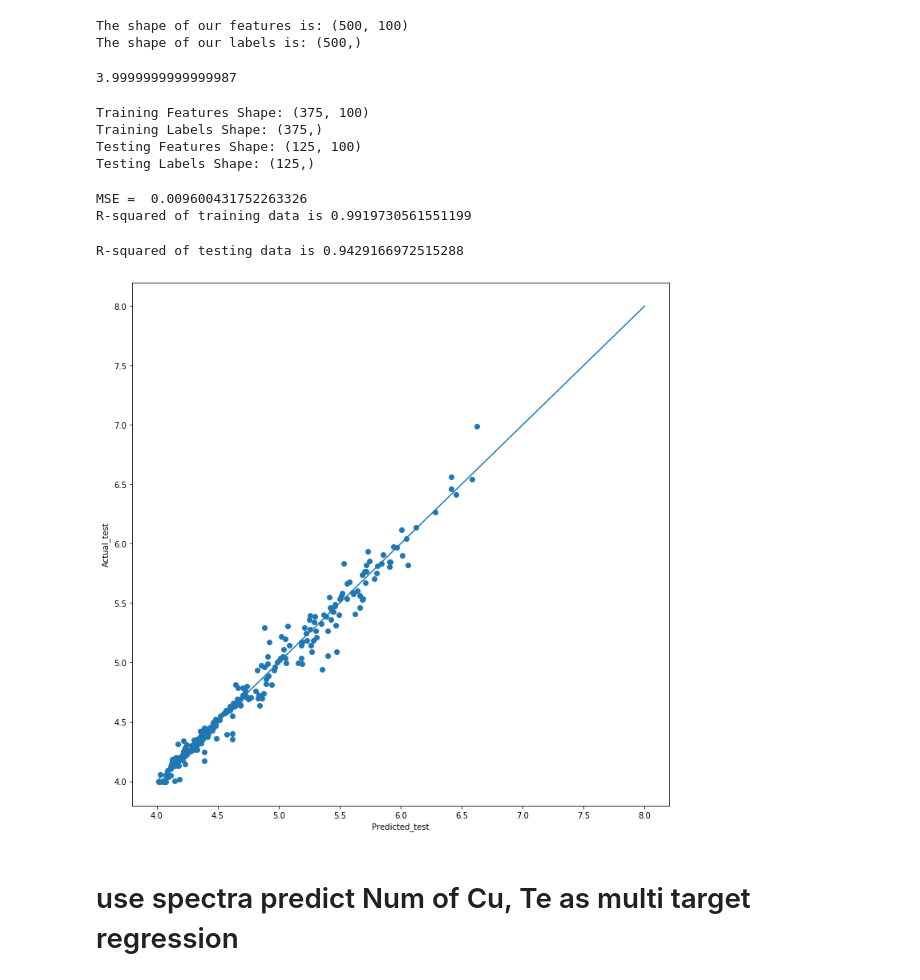
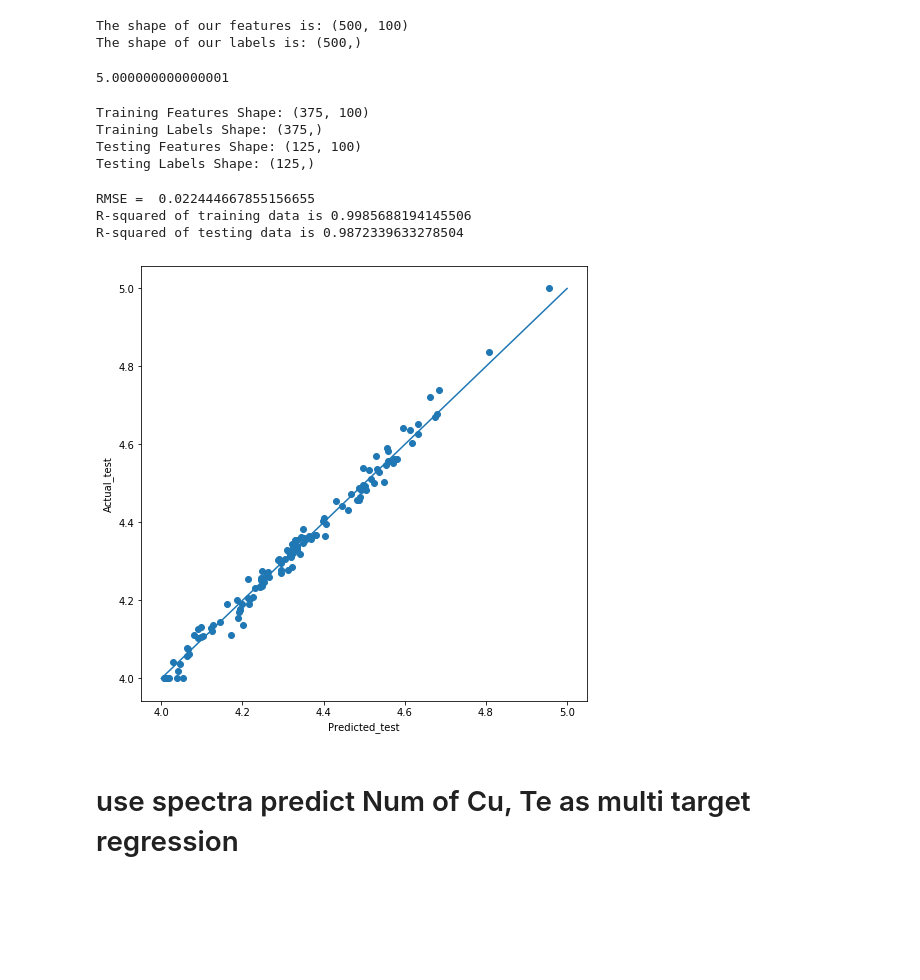
Before and after one commit to PredictXANES/XANES_Capstone, a Jupyter notebook: examples/RF_predict_atom_number.ipynb, the cells around one changed output. Saved outputs shown, nothing was run; the diff lists cells and outputs as text; code cells hidden in the pictures; blank space fills up the shorter version.

```diff
--- a/examples/RF_predict_atom_number.ipynb
+++ b/examples/RF_predict_atom_number.ipynb
@@ -85,13 +83,13 @@ def RFRegression(max_depth, X_train, X_test, y_train, y_test, plot_min, plot_max
 
     y_pred = clf.predict(X_test)
     MSE = ((y_pred-y_test)**2).mean()
-    print("MSE = " , MSE)
+    print("RMSE = " , np.sqrt(MSE))
     print('R-squared of training data is', clf.score(X_train, y_train))
     print('R-squared of testing data is' , clf.score(X_test, y_test))
 
 
 
-    fig, axs = plt.subplots(1,1,figsize=(12,12))
+    fig, axs = plt.subplots(1,1,figsize=(8,8))
     axs.scatter(clf.predict(X_test), y_test)
     axs.plot(np.linspace( plot_min, plot_max), np.linspace( plot_min, plot_max))
     axs.set_xlabel('Predicted_test')
@@ -115,9 +112,9 @@ print('The shape of our labels is:', labels.shape)
 The shape of our features is: (500, 100)
 The shape of our labels is: (500,)
 # %%
-min(df_test['Num Te'])
+max(df_test['Num Te'])
 # %% [output]
-3.9999999999999987
+5.000000000000001
 # %%
 train_features, test_features, train_labels, test_labels = train_test_split(features, labels, test_size = 0.25, random_state = 42)
 print('Training Features Shape:', train_features.shape)
@@ -130,12 +127,12 @@ Training Labels Shape: (375,)
 Testing Features Shape: (125, 100)
 Testing Labels Shape: (125,)
 # %%
-RFRegression(10, train_features, test_features, train_labels,test_labels, 4, 8)
+RFRegression(10, train_features, test_features, train_labels,test_labels, 4, 5)
 # %% [output]
-MSE =  0.009600431752263326
-R-squared of training data is 0.9919730561551199
+RMSE =  0.022444667855156655
+R-squared of training data is 0.9985688194145506
+R-squared of testing data is 0.9872339633278504
-R-squared of testing data is 0.9429166972515288
-[figure, old version]
+[figure, new version]
 # %% [markdown]
 # use spectra predict Num of Cu, Te as multi target regression
 # %%
```
Also changed, not shown: parts of 14 cells of this notebook.
